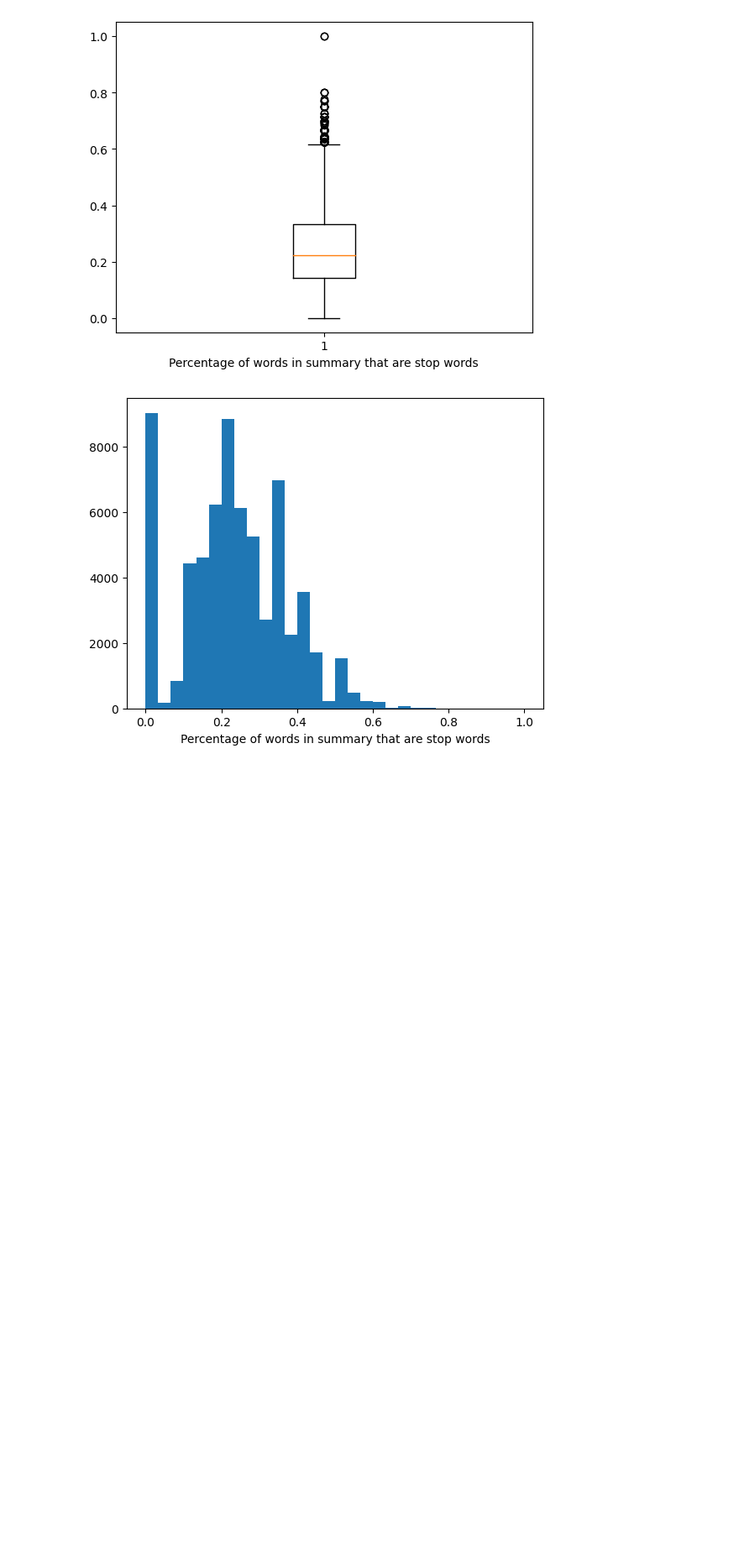
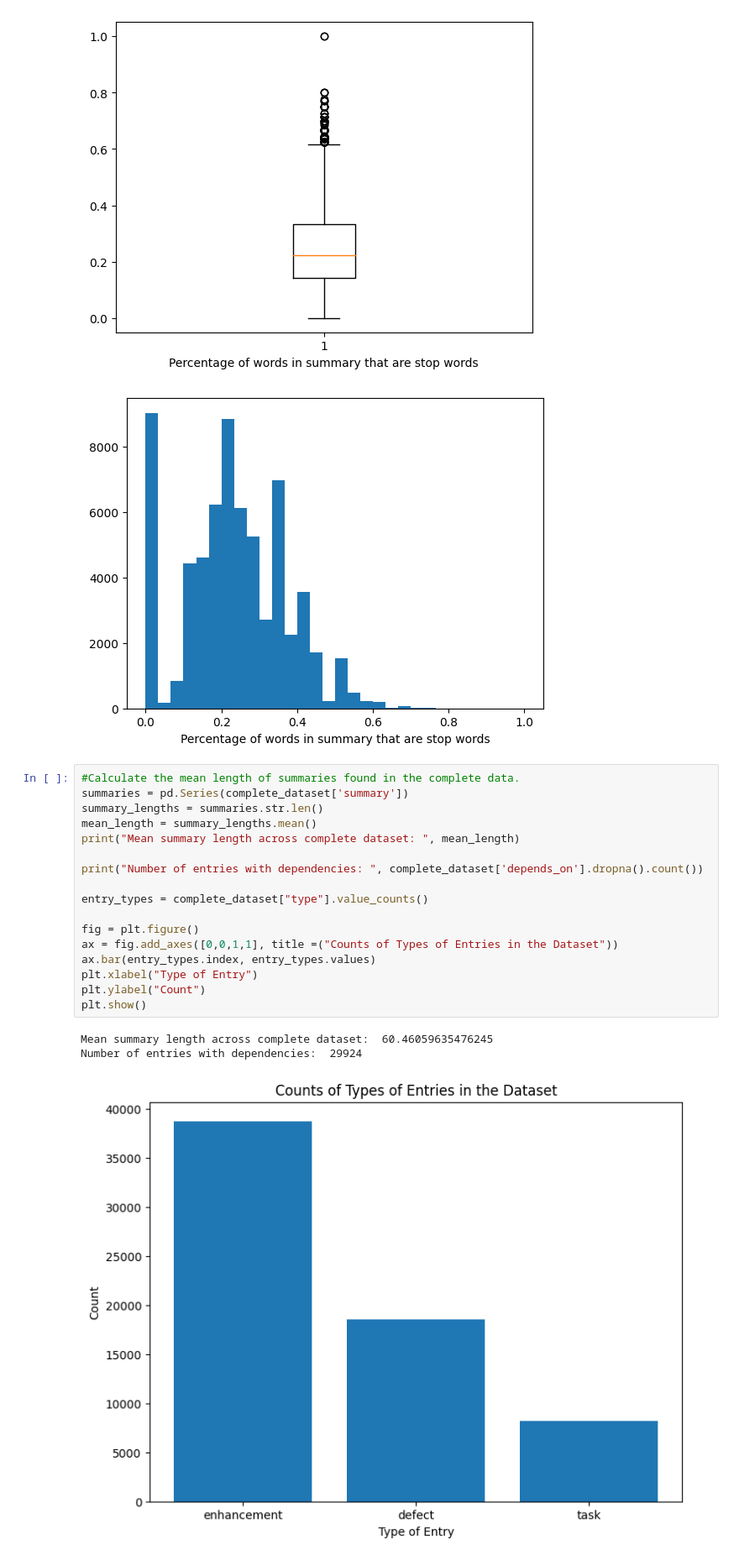
Before and after one commit to bryce-krispies/ensf544_proj2, a Jupyter notebook: Project Code.ipynb, the cells around one changed output. Shown at 84% size. Drawn from its saved outputs; the diff is of its cells as text; blank space fills up the shorter version.

Commit message:
EDA for average summary length, types of data entries, etc.

```diff
--- a/Project Code.ipynb
+++ b/Project Code.ipynb
@@ -61,3 +61,24 @@ plt.show()
 Average percentage of words per summary that are stop words: 22.78%
 [figure]
 [figure]
+# %%
+#Calculate the mean length of summaries found in the complete data.
+summaries = pd.Series(complete_dataset['summary'])
+summary_lengths = summaries.str.len()
+mean_length = summary_lengths.mean()
+print("Mean summary length across complete dataset: ", mean_length)
+
+print("Number of entries with dependencies: ", complete_dataset['depends_on'].dropna().count())
+
+entry_types = complete_dataset["type"].value_counts()
+
+fig = plt.figure()
+ax = fig.add_axes([0,0,1,1], title =("Counts of Types of Entries in the Dataset"))
+ax.bar(entry_types.index, entry_types.values)
+plt.xlabel("Type of Entry")
+plt.ylabel("Count")
+plt.show()
+# %% [output]
+Mean summary length across complete dataset:  60.46059635476245
+Number of entries with dependencies:  29924
+[figure, added]
```
